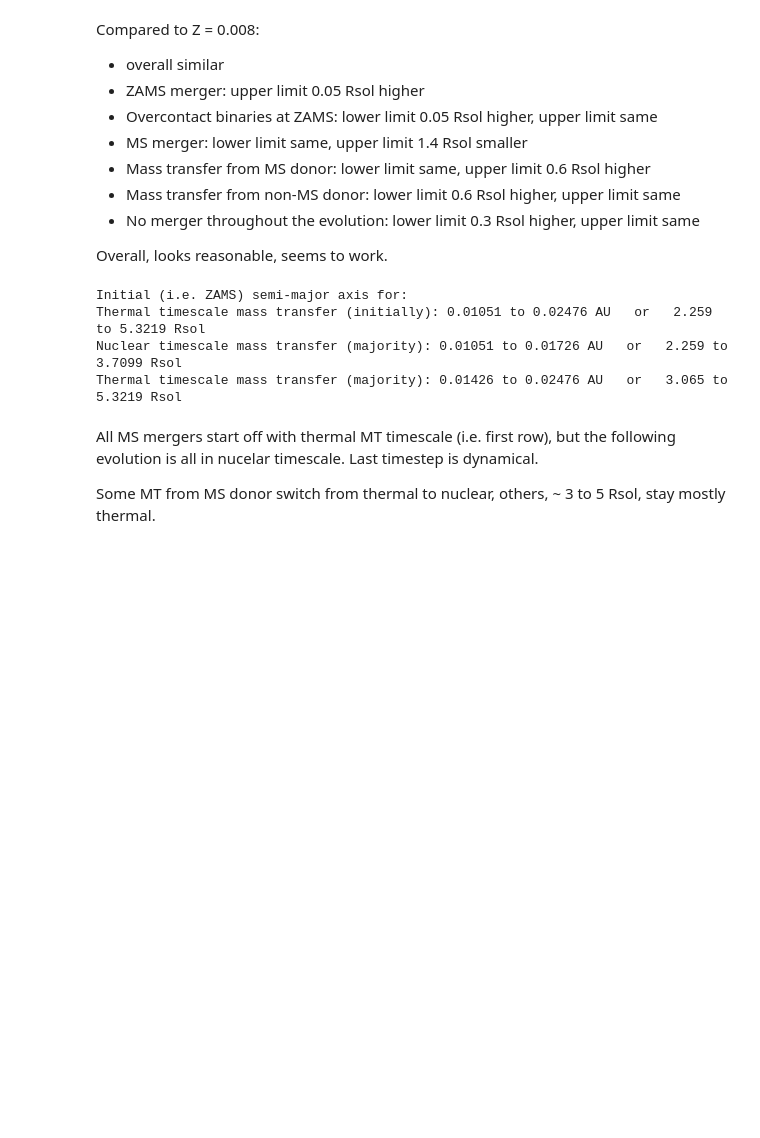
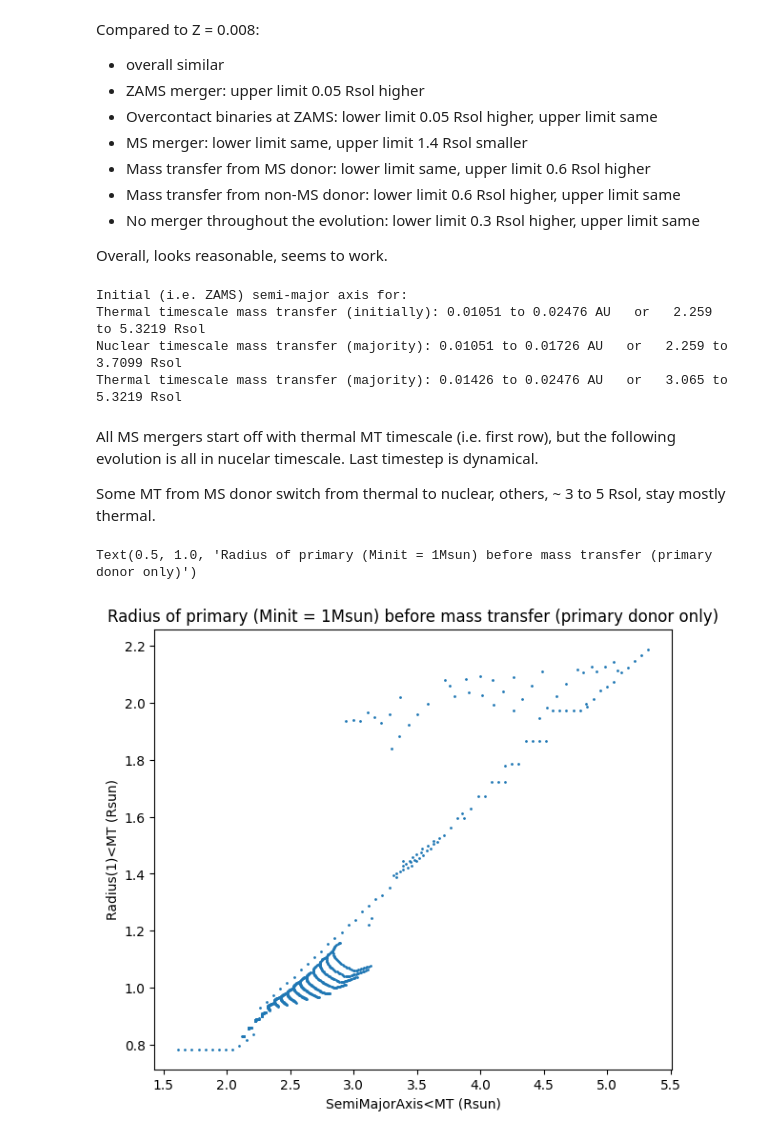
Before and after one commit to mkim0029/COMPAS, a Jupyter notebook: src/Z_0.004/Detailed_Output/read.ipynb, the cells around one changed output. Cells and saved outputs as stored; diff of their text form; code cells hidden in the pictures; blank space fills up the shorter version.

Commit message:
plotted R1 vs a before mT

```diff
--- a/src/Z_0.004/Detailed_Output/read.ipynb
+++ b/src/Z_0.004/Detailed_Output/read.ipynb
@@ -78,7 +78,8 @@ plt.legend()
 M1_init = 1 #Msun, primary
 M2_init = 0.7 #Msun, secondary
 
-RLOF = pd.read_csv(r'\\wsl.localhost\Ubuntu\home\minjih\2024\Honours\COMPAS\src\Z_0.004\BSE_RLOF.csv', sep = ',', header = 2)
+#RLOF = pd.read_csv(r'\\wsl.localhost\Ubuntu\home\minjih\2024\Honours\COMPAS\src\Z_0.004\BSE_RLOF.csv', sep = ',', header = 2)
+RLOF = pd.read_csv(r'/home/minjihkim/COMPAS/src/Z_0.004/BSE_RLOF.csv', sep = ',', header = 2)
 nuclear_0 = []
 thermal_0 = []
 
@@ -95,8 +96,8 @@ non_MS_MT_a = []
 no_MT_a = []
 MS_types = [0,1]
 
-SP = pd.read_csv(r'\\wsl.localhost\Ubuntu\home\minjih\2024\Honours\COMPAS\src\Z_0.004\BSE_System_Parameters.csv', sep = ',', header = 2)
-#SP = pd.read_csv(r'/home/minjihkim/COMPAS/src/COMPAS_Output/BSE_System_Parameters.csv', sep = ',', header = 2)
+#SP = pd.read_csv(r'\\wsl.localhost\Ubuntu\home\minjih\2024\Honours\COMPAS\src\Z_0.004\BSE_System_Parameters.csv', sep = ',', header = 2)
+SP = pd.read_csv(r'/home/minjihkim/COMPAS/src/Z_0.004/BSE_System_Parameters.csv', sep = ',', header = 2)
 # %%
 def record_MT_timescale(seed, a_0):
     try:
@@ -229,3 +230,13 @@ Thermal timescale mass transfer (majority): 0.01426 to 0.02476 AU   or   3.065 t
 All MS mergers start off with thermal MT timescale (i.e. first row), but the following evolution is all in nucelar timescale. Last timestep is dynamical.
 
 Some MT from MS donor switch from thermal to nuclear, others, ~ 3 to 5 Rsol, stay mostly thermal.
+# %%
+RLOF_1 = restrict(RLOF, '    SemiMajorAxis<MT    ', 0, 10) #0 to 10 Rsun only
+plt.figure(figsize=(7,6))
+plt.scatter(RLOF_1['    SemiMajorAxis<MT    '], RLOF_1['      Radius(1)<MT      '], s = 1)
+plt.xlabel('SemiMajorAxis<MT (Rsun)')
+plt.ylabel('Radius(1)<MT (Rsun)')
+plt.title('Radius of primary (Minit = 1Msun) before mass transfer (primary donor only)') #exclude mass transfer from star 2
+# %% [output]
+Text(0.5, 1.0, 'Radius of primary (Minit = 1Msun) before mass transfer (primary donor only)')
+[figure, added]
```
Also changed, not shown: 1 other file.
